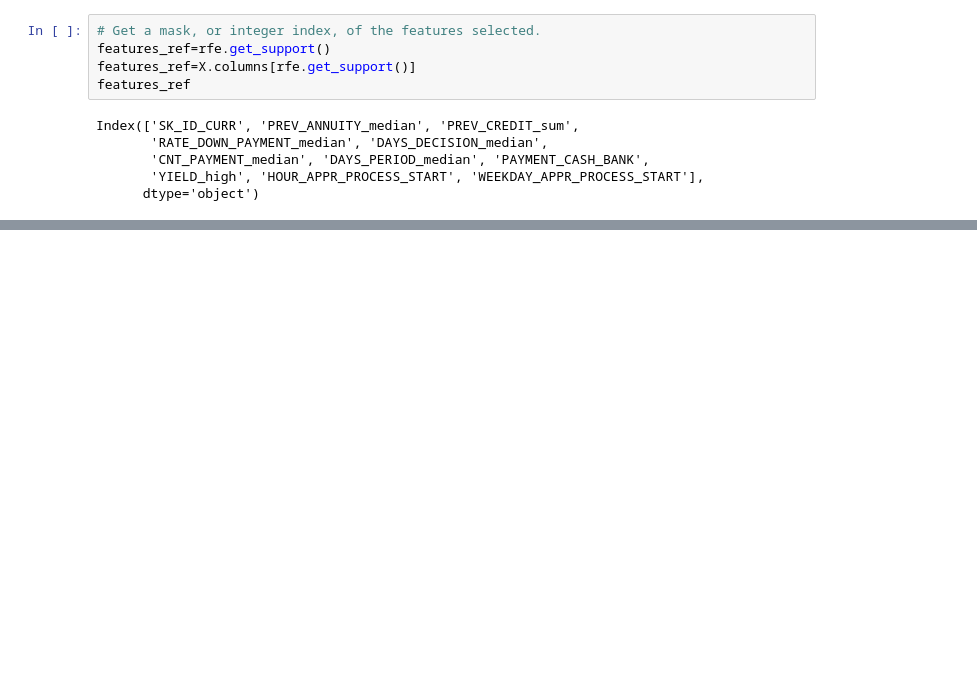
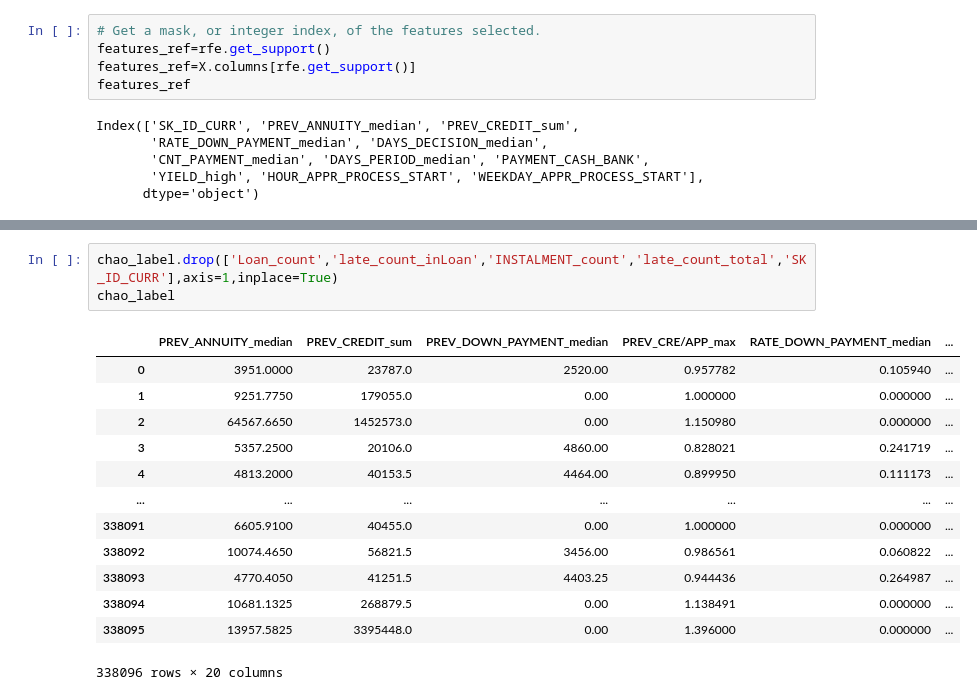
Before and after one commit to hazel1002/credit_risk, a Jupyter notebook: feature_selection.ipynb, the cells around one changed output, grey strips where cells are left out. Drawn from its saved outputs; the diff is of its cells as text; blank space fills up the shorter version.

```diff
--- a/feature_selection.ipynb
+++ b/feature_selection.ipynb
@@ -663,0 +759,17 @@ Index(['SK_ID_CURR', 'PREV_ANNUITY_median', 'PREV_CREDIT_sum',
+# %%
+chao_label.drop(['Loan_count','late_count_inLoan','INSTALMENT_count','late_count_total','SK_ID_CURR'],axis=1,inplace=True)
+chao_label
+# %% [output]
+|  | PREV_ANNUITY_median | PREV_CREDIT_sum | PREV_DOWN_PAYMENT_median | PREV_CRE/APP_max | RATE_DOWN_PAYMENT_median | ... |
+| 0 | 3951.0000 | 23787.0 | 2520.00 | 0.957782 | 0.105940 | ... |
+| 1 | 9251.7750 | 179055.0 | 0.00 | 1.000000 | 0.000000 | ... |
+| 2 | 64567.6650 | 1452573.0 | 0.00 | 1.150980 | 0.000000 | ... |
+| 3 | 5357.2500 | 20106.0 | 4860.00 | 0.828021 | 0.241719 | ... |
+| 4 | 4813.2000 | 40153.5 | 4464.00 | 0.899950 | 0.111173 | ... |
+| ... | ... | ... | ... | ... | ... | ... |
+| 338091 | 6605.9100 | 40455.0 | 0.00 | 1.000000 | 0.000000 | ... |
+| 338092 | 10074.4650 | 56821.5 | 3456.00 | 0.986561 | 0.060822 | ... |
+| 338093 | 4770.4050 | 41251.5 | 4403.25 | 0.944436 | 0.264987 | ... |
+| 338094 | 10681.1325 | 268879.5 | 0.00 | 1.138491 | 0.000000 | ... |
+| 338095 | 13957.5825 | 3395448.0 | 0.00 | 1.396000 | 0.000000 | ... |
+338096 rows × 20 columns
```
Also changed, not shown: parts of 7 cells of this notebook, 17 other files.
